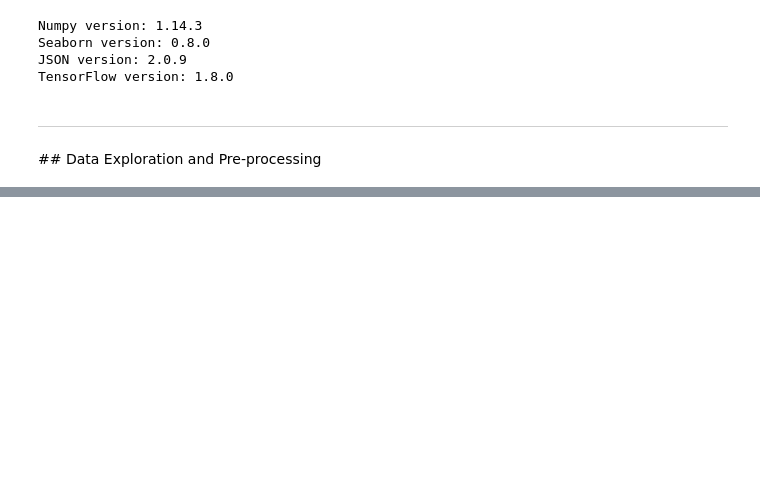
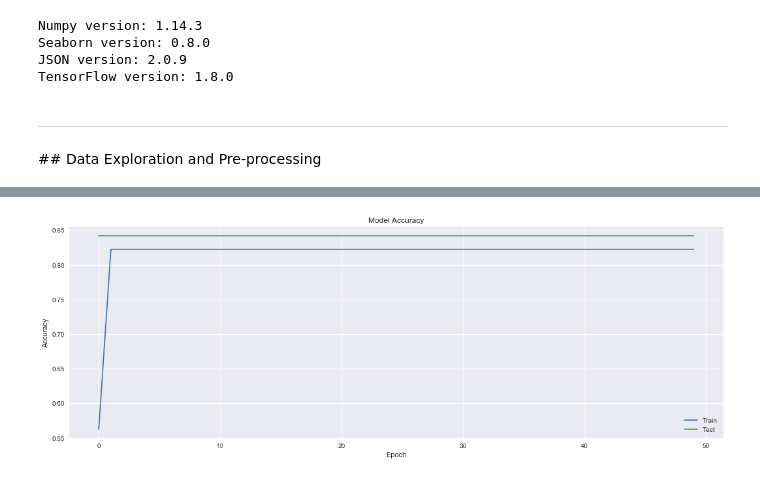
Before and after one commit to JorgeQuintanaL/Reminder, a Jupyter notebook: Riminder.ipynb, the cells around one changed output, grey strips where cells are left out. Saved outputs shown, nothing was run; the diff lists cells and outputs as text; code cells hidden in the pictures; blank space fills up the shorter version.

```diff
--- a/Riminder.ipynb
+++ b/Riminder.ipynb
@@ -201,2 +54,0 @@ model.compile(optimizer = tf.train.AdamOptimizer(),
-# %%
-model.fit(X_train, labels_train, epochs = 5)
@@ -220,0 +440,27 @@ Test accuracy: 0.8750000025915063
+# %%
+model = keras.Sequential()
+model.add(keras.layers.Convolution2D(10, kernel_size = 7, strides = (2, 2), activation = "relu"))
+model.add(keras.layers.MaxPooling2D((2, 2)))
+model.add(keras.layers.Dropout(0.25))
+model.add(keras.layers.Conv2D(4, kernel_size = 5, activation = "relu"))
+model.add(keras.layers.Flatten())
+model.add(keras.layers.Dense(4, activation = "softmax"))
+
+model.compile(loss = "categorical_crossentropy",
+              metrics = ["accuracy"],
+              optimizer = keras.optimizers.SGD(lr = 0.001,
+                                               decay = 1e-6,
+                                               momentum = 0.8))
+
+training_results = model.fit(X_train,
+                             labels_train,
+                             batch_size = 128,
+                             epochs = 50,
+                             validation_split = 0.2,
+                             shuffle = True,
+                             verbose = False)
+
+plot_results(training_results)
+eval_model(model, X_test, labels_test)
+# %% [output]
+[figure, added]
```
Also changed, not shown: parts of 56 cells of this notebook.
